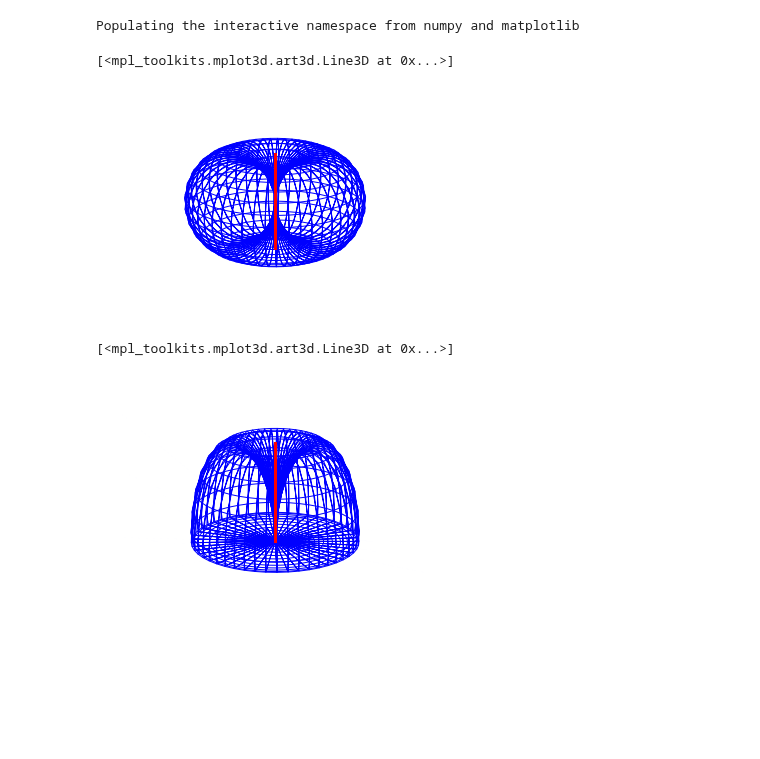
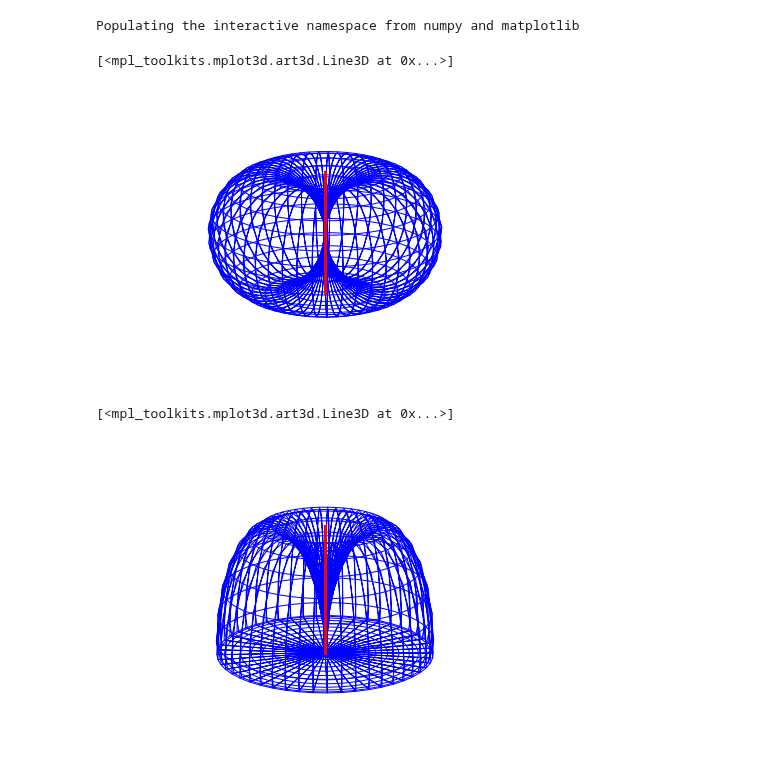
Before and after one commit to kastnerkyle/kastnerkyle.github.io-pelican, a Jupyter notebook: content/downloads/notebooks/ee_monopole_and_dipole_antennas_and_arrays.ipynb, the cells around one changed output. Saved outputs shown, nothing was run; the diff lists cells and outputs as text; code cells hidden in the pictures; blank space fills up the shorter version.

```diff
--- a/content/downloads/notebooks/ee_monopole_and_dipole_antennas_and_arrays.ipynb
+++ b/content/downloads/notebooks/ee_monopole_and_dipole_antennas_and_arrays.ipynb
@@ -30,33 +34,33 @@ Y = resp * np.sin(theta) * np.sin(phi)
 Z = resp * np.cos(theta)
 
 fig = plt.figure()
-ax = fig.add_subplot(111, projection='3d')
+ax = Axes3D(fig)
 ax._axis3don = False
 ax.plot_wireframe(X, Y, Z)
 ax.plot(antennaX, antennaY, [np.nanmin(Z), np.nanmax(Z)], linewidth=3.0, color='red')
 # %% [output]
 [<mpl_toolkits.mplot3d.art3d.Line3D at 0x...>]
-[figure, old version]
+[figure, new version]
 # %%
 #Quarterwave Monopole
 B = 0.25
 num = np.cos(np.pi * B / 2. * np.cos(theta)) - np.cos(np.pi * B / 2.)
 denom = np.sin(theta)
 resp = num / denom
 
 X = resp * np.sin(theta) * np.cos(phi)
 Y = resp * np.sin(theta) * np.sin(phi)
 Z = resp * np.cos(theta)
 
 #Groundplane hack
 Z[np.where(Z < 0)] = 0.
 
 fig = plt.figure()
-ax = fig.add_subplot(111, projection='3d')
+ax = Axes3D(fig)
 ax._axis3don = False
 
 ax.plot_wireframe(X, Y, Z)
 ax.plot(antennaX, antennaY, [np.nanmin(Z), np.nanmax(Z)], linewidth=3.0, color='red')
 # %% [output]
 [<mpl_toolkits.mplot3d.art3d.Line3D at 0x...>]
-[figure, old version]
+[figure, new version]
```
Also changed, not shown: parts of 3 cells of this notebook, 2 other files.
